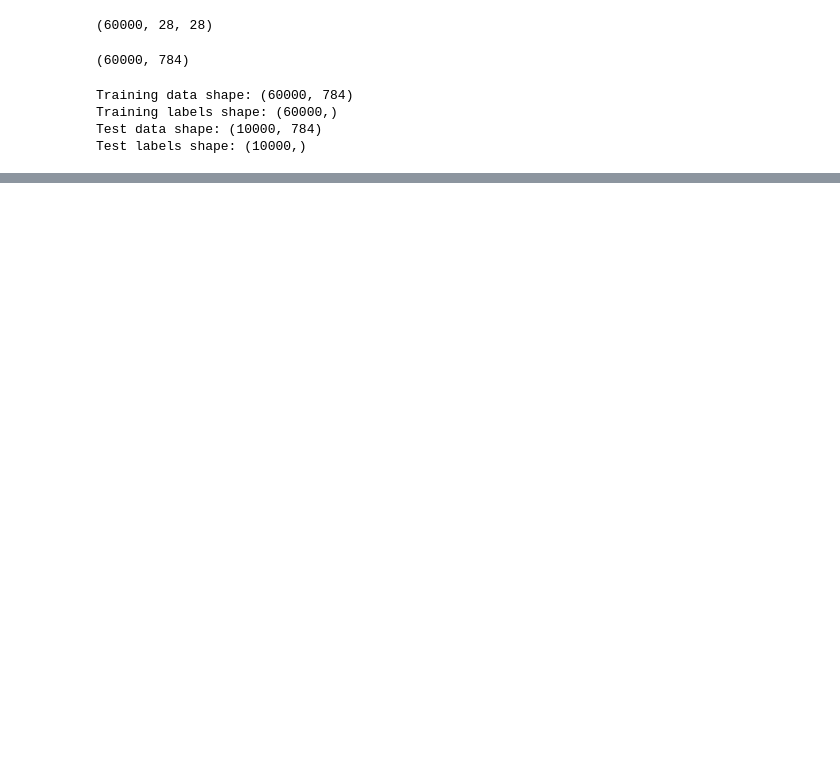
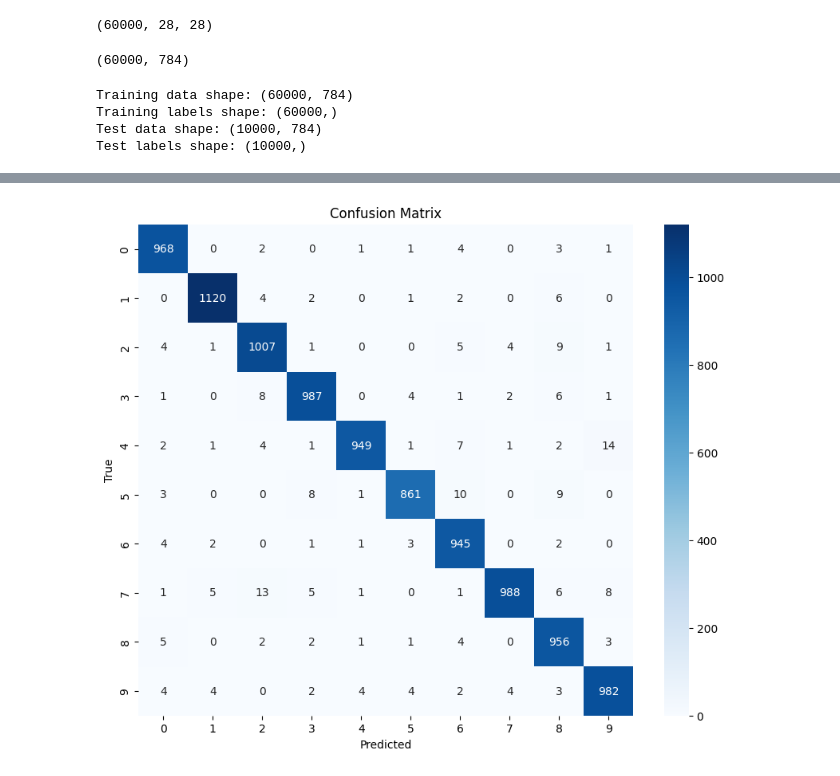
Before and after one commit to KavinduDr/artificial-intelligence-practice, a Jupyter notebook: models/classifying-hand-written-digits.ipynb, the cells around one changed output, grey strips where cells are left out. Cells and saved outputs as stored; diff of their text form; code cells hidden in the pictures; blank space fills up the shorter version.

```diff
--- a/models/classifying-hand-written-digits.ipynb
+++ b/models/classifying-hand-written-digits.ipynb
@@ -48,3 +49,10 @@ model = tf.keras.Sequential([
+# %%
+#updating model with hidden layer
+model = tf.keras.Sequential([
+    tf.keras.layers.InputLayer(input_shape=(28 * 28,)),
+    tf.keras.layers.Dense(100, activation='relu', input_shape=(28 * 28,)),
+    tf.keras.layers.Dense(10, activation='sigmoid')  # 10 classes for MNIST digits
+])
 # %%
 # Compile the model
 model.compile(optimizer='adam',
@@ -84,0 +93,18 @@ Test accuracy: 0.9258000254631042
+# %%
+from sklearn.metrics import confusion_matrix
+import seaborn as sns
+
+# Predict the labels for the test set
+y_pred = np.argmax(model.predict(test_data), axis=-1)
+
+# Compute the confusion matrix
+cm = confusion_matrix(test_labels, y_pred)
+
+# Plot the confusion matrix
+plt.figure(figsize=(10, 8))
+sns.heatmap(cm, annot=True, fmt='d', cmap='Blues', xticklabels=range(10), yticklabels=range(10))
+plt.xlabel('Predicted')
+plt.ylabel('True')
+plt.title('Confusion Matrix')
+plt.show()
+# %% [output]
@@ -84,0 +112 @@ Test accuracy: 0.9258000254631042
+[figure, added]
```
Also changed, not shown: parts of 6 cells of this notebook.
